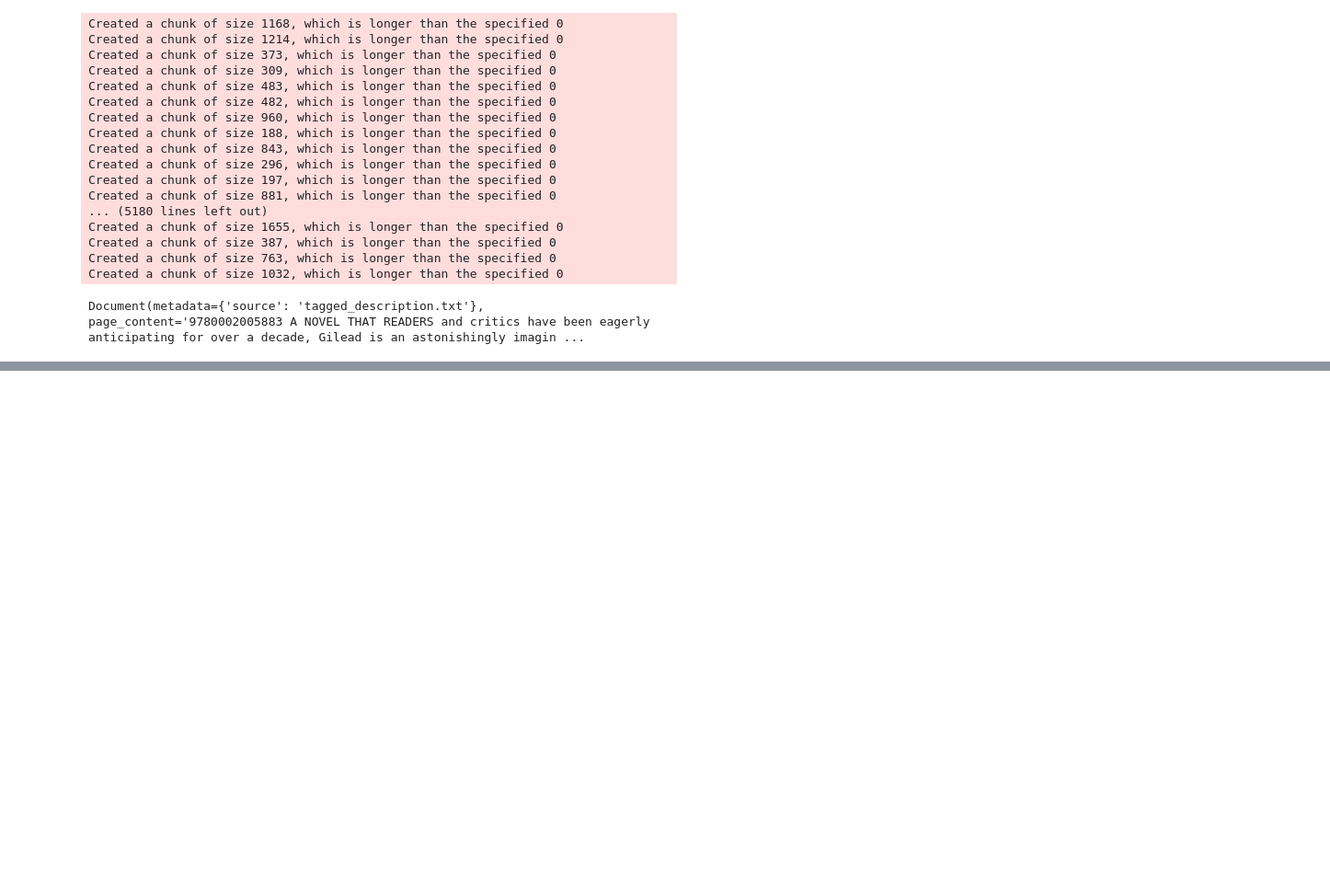
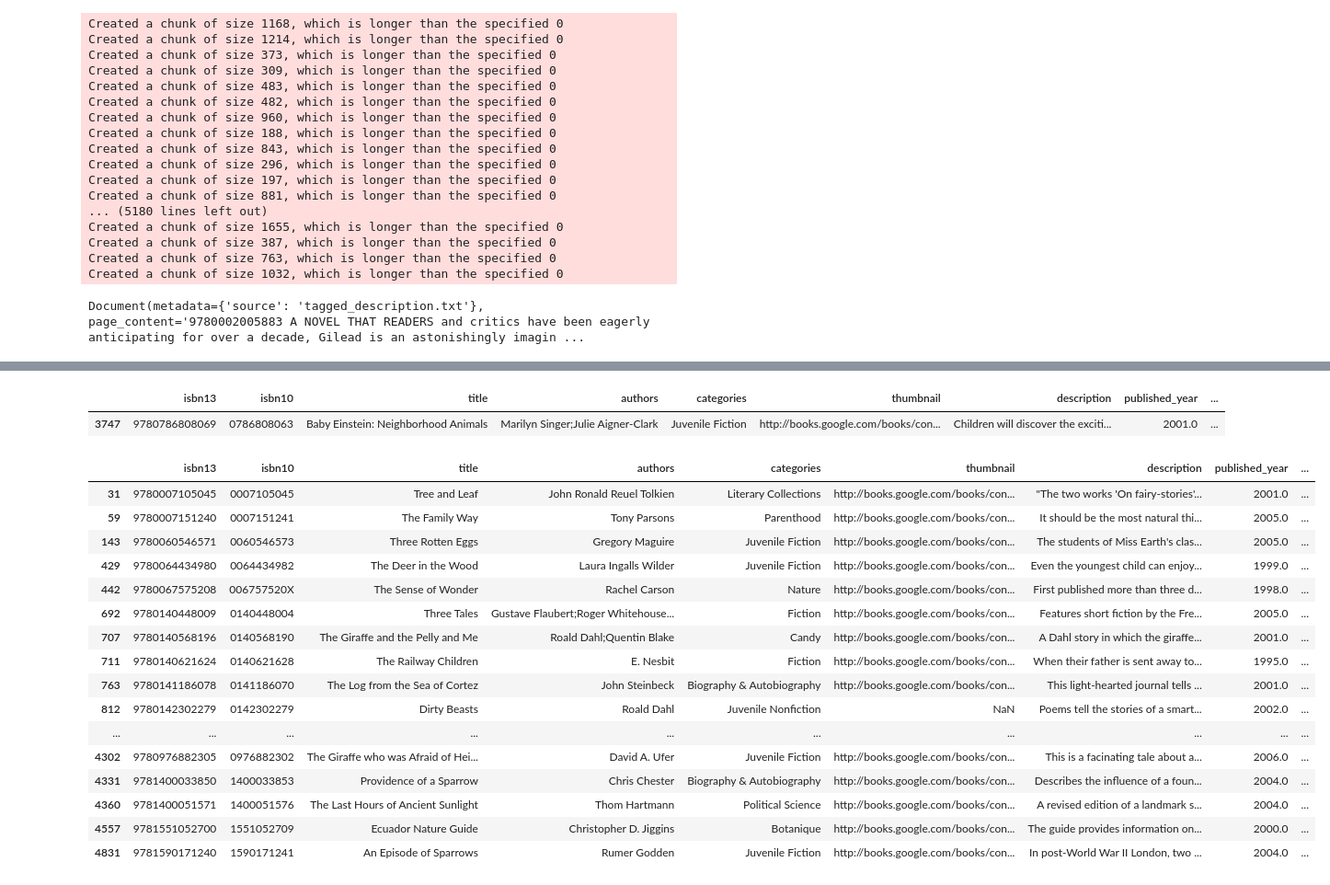
Before and after one commit to mohitbansal25082006/NovelNexus, a Jupyter notebook: vector-search.ipynb, the cells around one changed output, grey strips where cells are left out. Shown: that part at 92% size. Saved outputs shown, nothing was run; the diff lists cells and outputs as text; code cells hidden in the pictures; blank space fills up the shorter version.

```diff
--- a/vector-search.ipynb
+++ b/vector-search.ipynb
@@ -75,3 +75,11 @@ Created a chunk of size 1032, which is longer than the specified 0
 documents[0]
 # %% [output]
 Document(metadata={'source': 'tagged_description.txt'}, page_content='9780002005883 A NOVEL THAT READERS and critics have been eagerly anticipating for over a decade, Gilead is an astonishingly imagin ...
+# %%
+db_books = Chroma.from_documents(
+    documents,
+    embedding=OpenAIEmbeddings())
+# %%
+query = "A book to teach children about nature"
+docs = db_books.similarity_search(query, k = 10)
+docs
@@ -77,0 +97,38 @@ Document(metadata={'source': 'tagged_description.txt'}, page_content='9780002005
+# %%
+books[books["isbn13"] == int(docs[0].page_content.split()[0].strip())]
+# %% [output]
+|  | isbn13 | isbn10 | title | authors | categories | thumbnail | description | published_year | ... |
+| 3747 | 9780786808069 | 0786808063 | Baby Einstein: Neighborhood Animals | Marilyn Singer;Julie Aigner-Clark | Juvenile Fiction | http://books.google.com/books/con... | Children will discover the exciti... | 2001.0 | ... |
+# %%
+def retrieve_semantic_recommendations(
+        query: str,
+        top_k: int = 10,
+) -> pd.DataFrame:
+    recs = db_books.similarity_search(query, k = 50)
+
+    books_list = []
+
+    for i in range(0, len(recs)):
+        books_list += [int(recs[i].page_content.strip('"').split()[0])]
+
+    return books[books["isbn13"].isin(books_list)]
+# %%
+retrieve_semantic_recommendations("A book to teach children about nature")
+# %% [output]
+|  | isbn13 | isbn10 | title | authors | categories | thumbnail | description | published_year | ... |
+| 31 | 9780007105045 | 0007105045 | Tree and Leaf | John Ronald Reuel Tolkien | Literary Collections | http://books.google.com/books/con... | "The two works 'On fairy-stories'... | 2001.0 | ... |
+| 59 | 9780007151240 | 0007151241 | The Family Way | Tony Parsons | Parenthood | http://books.google.com/books/con... | It should be the most natural thi... | 2005.0 | ... |
+| 143 | 9780060546571 | 0060546573 | Three Rotten Eggs | Gregory Maguire | Juvenile Fiction | http://books.google.com/books/con... | The students of Miss Earth's clas... | 2005.0 | ... |
+| 429 | 9780064434980 | 0064434982 | The Deer in the Wood | Laura Ingalls Wilder | Juvenile Fiction | http://books.google.com/books/con... | Even the youngest child can enjoy... | 1999.0 | ... |
+| 442 | 9780067575208 | 006757520X | The Sense of Wonder | Rachel Carson | Nature | http://books.google.com/books/con... | First published more than three d... | 1998.0 | ... |
+| 692 | 9780140448009 | 0140448004 | Three Tales | Gustave Flaubert;Roger Whitehouse... | Fiction | http://books.google.com/books/con... | Features short fiction by the Fre... | 2005.0 | ... |
+| 707 | 9780140568196 | 0140568190 | The Giraffe and the Pelly and Me | Roald Dahl;Quentin Blake | Candy | http://books.google.com/books/con... | A Dahl story in which the giraffe... | 2001.0 | ... |
+| 711 | 9780140621624 | 0140621628 | The Railway Children | E. Nesbit | Fiction | http://books.google.com/books/con... | When their father is sent away to... | 1995.0 | ... |
+| 763 | 9780141186078 | 0141186070 | The Log from the Sea of Cortez | John Steinbeck | Biography & Autobiography | http://books.google.com/books/con... | This light-hearted journal tells ... | 2001.0 | ... |
+| 812 | 9780142302279 | 0142302279 | Dirty Beasts | Roald Dahl | Juvenile Nonfiction | NaN | Poems tell the stories of a smart... | 2002.0 | ... |
+| ... | ... | ... | ... | ... | ... | ... | ... | ... | ... |
+| 4302 | 9780976882305 | 0976882302 | The Giraffe who was Afraid of Hei... | David A. Ufer | Juvenile Fiction | http://books.google.com/books/con... | This is a facinating tale about a... | 2006.0 | ... |
+| 4331 | 9781400033850 | 1400033853 | Providence of a Sparrow | Chris Chester | Biography & Autobiography | http://books.google.com/books/con... | Describes the influence of a foun... | 2004.0 | ... |
+| 4360 | 9781400051571 | 1400051576 | The Last Hours of Ancient Sunlight | Thom Hartmann | Political Science | http://books.google.com/books/con... | A revised edition of a landmark s... | 2004.0 | ... |
+| 4557 | 9781551052700 | 1551052709 | Ecuador Nature Guide | Christopher D. Jiggins | Botanique | http://books.google.com/books/con... | The guide provides information on... | 2000.0 | ... |
+| 4831 | 9781590171240 | 1590171241 | An Episode of Sparrows | Rumer Godden | Juvenile Fiction | http://books.google.com/books/con... | In post-World War II London, two ... | 2004.0 | ... |
```
Also changed, not shown: parts of 1 cell of this notebook.
